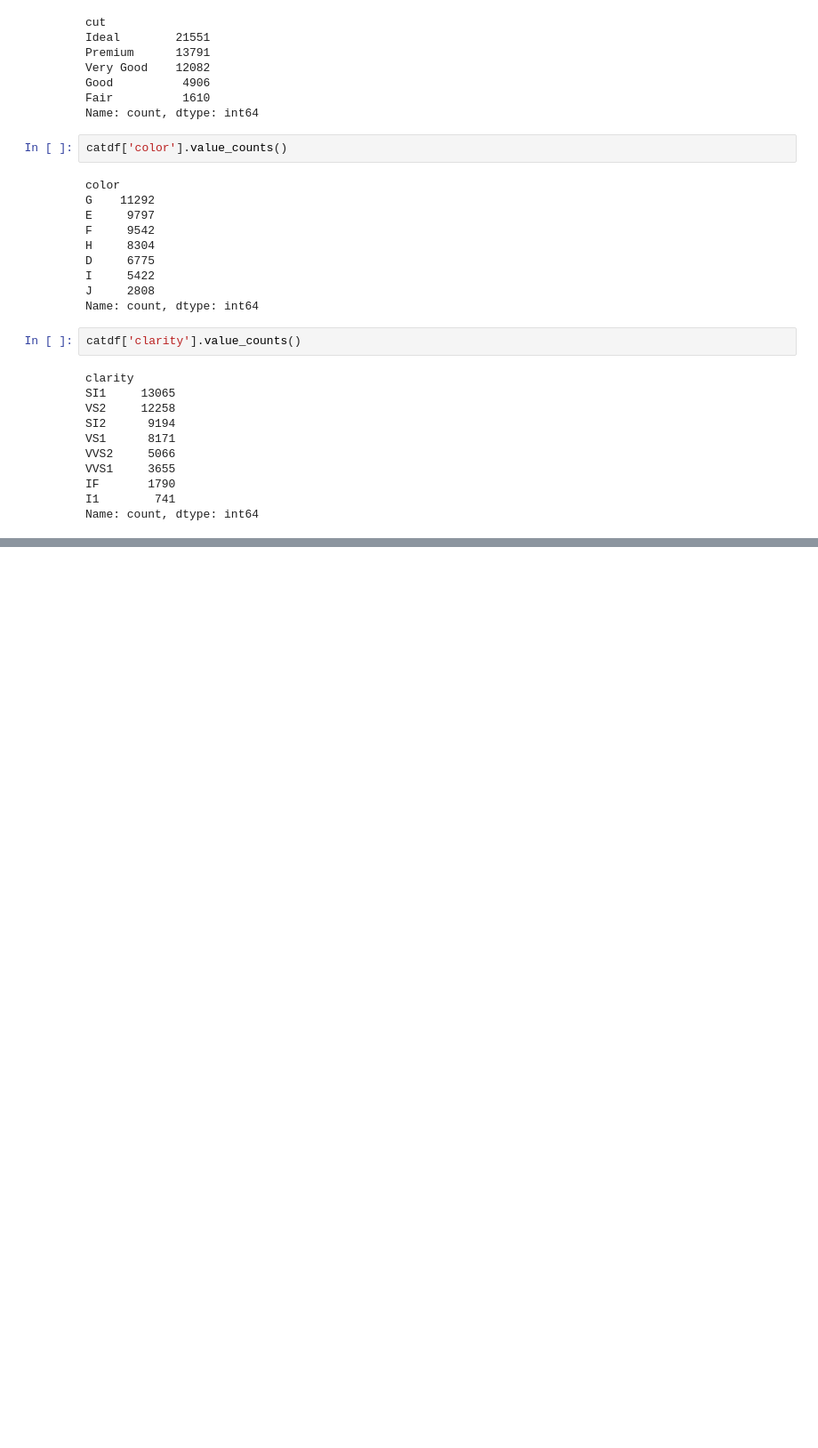
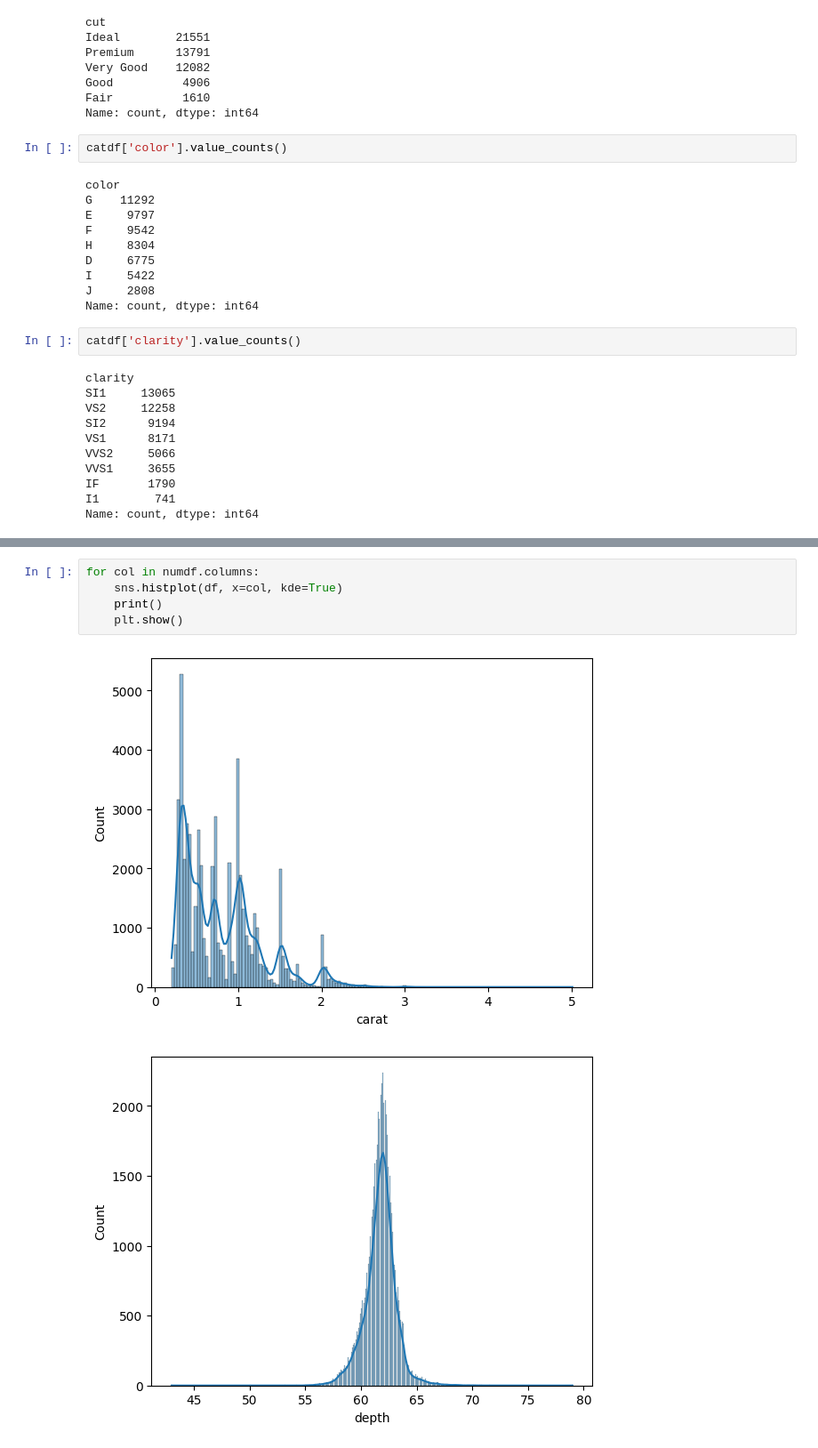
Before and after one commit to soodsid/Diamond-Price-Prediction, a Jupyter notebook: notebooks/research.ipynb, the cells around one changed output, grey strips where cells are left out. Shown at 89% size. Drawn from its saved outputs; the diff is of its cells as text; blank space fills up the shorter version.

```diff
--- a/notebooks/research.ipynb
+++ b/notebooks/research.ipynb
@@ -155,0 +177,8 @@ ValueError: Mime type rendering requires nbformat>=4.2.0 but it is not installed
+# %%
+for col in numdf.columns:
+    sns.histplot(df, x=col, kde=True)
+    print()
+    plt.show()
+# %% [output]
+[figure, added]
+[figure, added]
```
Also changed, not shown: parts of 15 cells of this notebook.
